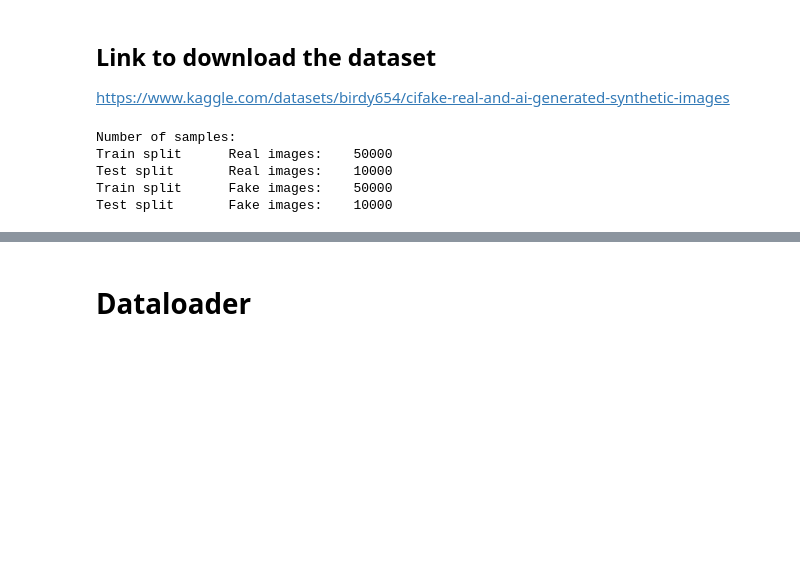
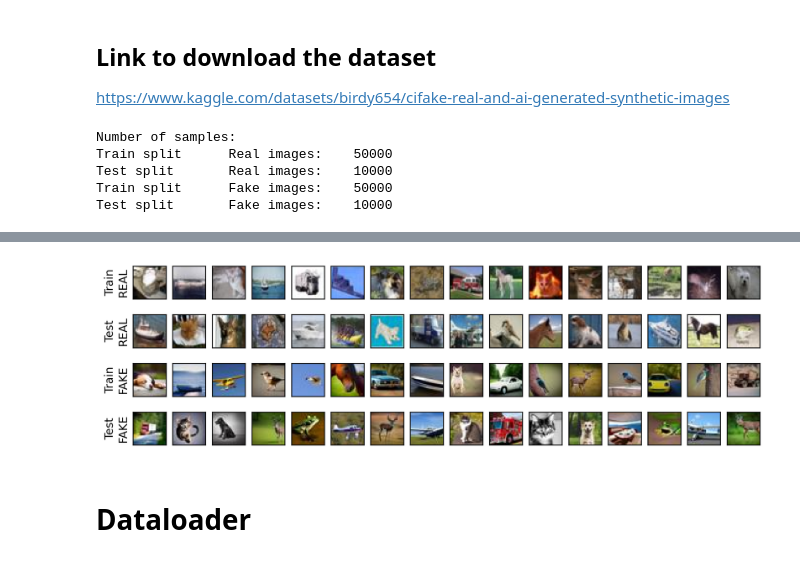
Before and after one commit to GuillaumeZahnd/cifake, a Jupyter notebook: cifake.ipynb, the cells around one changed output, grey strips where cells are left out. Drawn from its saved outputs; the diff is of its cells as text; code cells hidden in the pictures; blank space fills up the shorter version.

```diff
--- a/cifake.ipynb
+++ b/cifake.ipynb
@@ -39,10 +48,12 @@ Lorem ipsum.
 path_dataset = '/media/guillaume/DATA/COMPUTER_VISION_DATASETS/CIFAKE'
 # %%
 # Derive the train/test and real/fake paths
-path_dataset_train_real = os.path.join(path_dataset, 'train', 'REAL')
-path_dataset_train_fake = os.path.join(path_dataset, 'train', 'FAKE')
-path_dataset_test_real = os.path.join(path_dataset, 'test', 'REAL')
-path_dataset_test_fake = os.path.join(path_dataset, 'test', 'FAKE')
+path_dataset_train = os.path.join(path_dataset, 'train')
+path_dataset_train_real = os.path.join(path_dataset_train, 'REAL')
+path_dataset_train_fake = os.path.join(path_dataset_train, 'FAKE')
+path_dataset_test = os.path.join(path_dataset, 'test')
+path_dataset_test_real = os.path.join(path_dataset_test, 'REAL')
+path_dataset_test_fake = os.path.join(path_dataset_test, 'FAKE')
 # %%
 # List the samples
 samples_list_train_real = list(glob.glob(os.path.join(path_dataset_train_real, '*.jpg')))
@@ -104,3 +82,38 @@ plt.show()
+# %%
+# Display a few images
+number_of_displayed_samples = 16
+
+fig, ax = plt.subplots(4, number_of_displayed_samples)
+fig.set_dpi(300)
+fig.set_size_inches(10, 3, forward=True)
+
+for index in range(number_of_displayed_samples):
+
+    axx = ax[0, index]
+    fig.sca(axx)
+    plt.imshow(img.imread(os.path.join(path_dataset_train_real, samples_list_train_real[index])))
+    plt.ylabel('Train\nREAL') if index==0 else None
+
+    axx = ax[1, index]
+    fig.sca(axx)
+    plt.imshow(img.imread(os.path.join(path_dataset_test_real, samples_list_test_real[index])))
+    plt.ylabel('Test\nREAL') if index==0 else None
+
+    axx = ax[2, index]
+    fig.sca(axx)
+    plt.imshow(img.imread(os.path.join(path_dataset_train_fake, samples_list_train_fake[index])))
+    plt.ylabel('Train\nFAKE') if index==0 else None
+
+    axx = ax[3, index]
+    fig.sca(axx)
+    plt.imshow(img.imread(os.path.join(path_dataset_test_fake, samples_list_test_fake[index])))
+    plt.ylabel('Test\nFAKE') if index==0 else None
+
+[axx.set_xticks([]) for axx in ax.ravel()]
+[axx.set_yticks([]) for axx in ax.ravel()]
+plt.show()
+# %% [output]
+[figure, added]
 # %% [markdown]
 # Dataloader
 # %%
```
Also changed, not shown: parts of 6 cells of this notebook.
